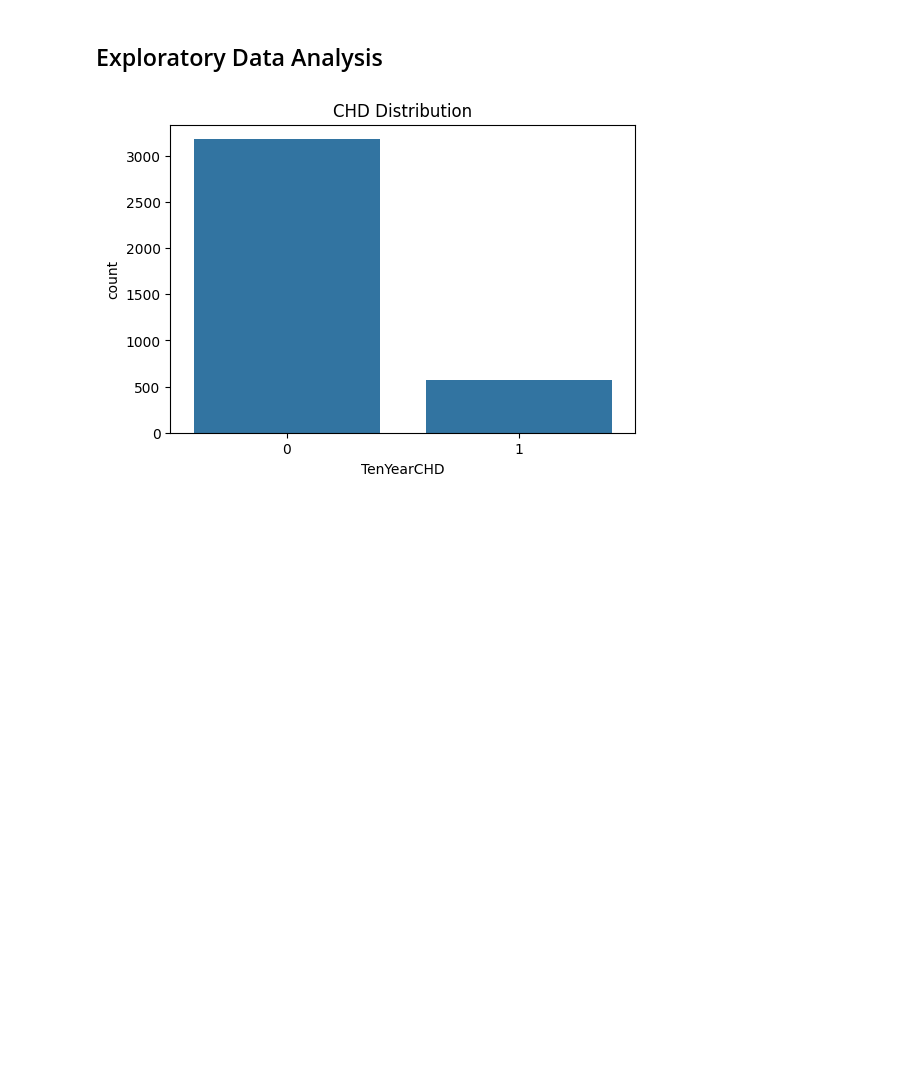
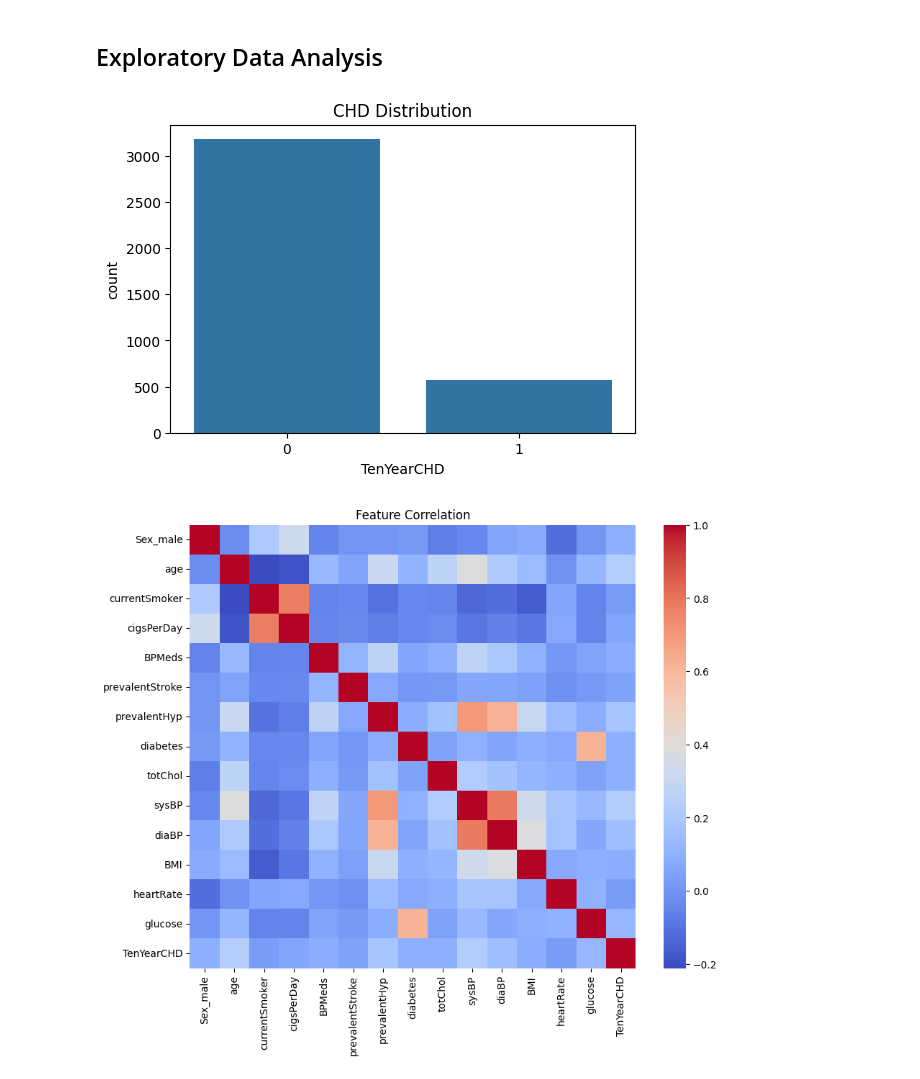
Before and after one commit to mohammadhashim135/Heart-Disease-Prediction, a Jupyter notebook: Heart_disease_prediction.ipynb, the cells around one changed output. Drawn from its saved outputs; the diff is of its cells as text; code cells hidden in the pictures; blank space fills up the shorter version.

```diff
--- a/Heart_disease_prediction.ipynb
+++ b/Heart_disease_prediction.ipynb
@@ -62,7 +62,13 @@ df.head()
 # %%
 plt.figure(figsize=(6,4))
 sns.countplot(x='TenYearCHD', data=df)
 plt.title("CHD Distribution")
 plt.show()
+
+plt.figure(figsize=(10,8))
+sns.heatmap(df.corr(), cmap='coolwarm')
+plt.title("Feature Correlation")
+plt.show()
 # %% [output]
 [figure]
+[figure, added]
```
